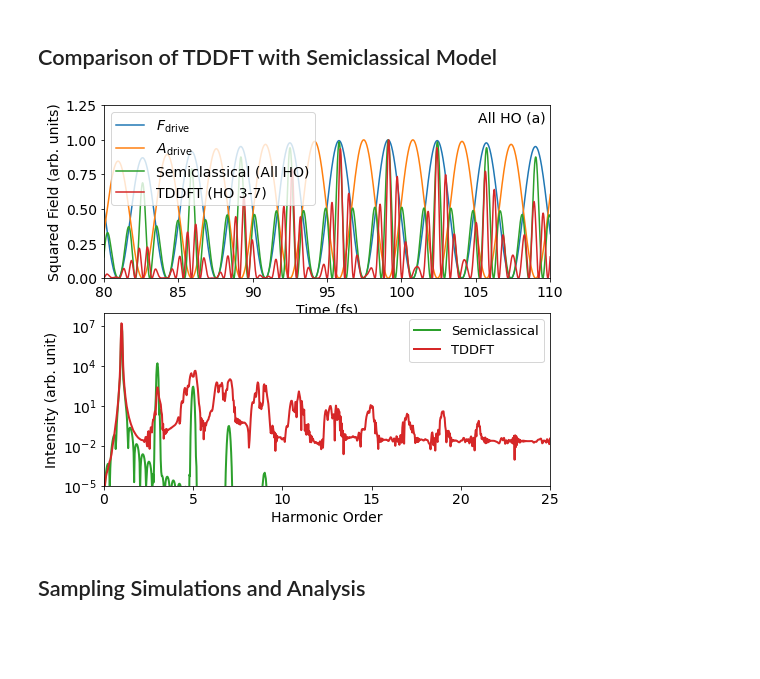
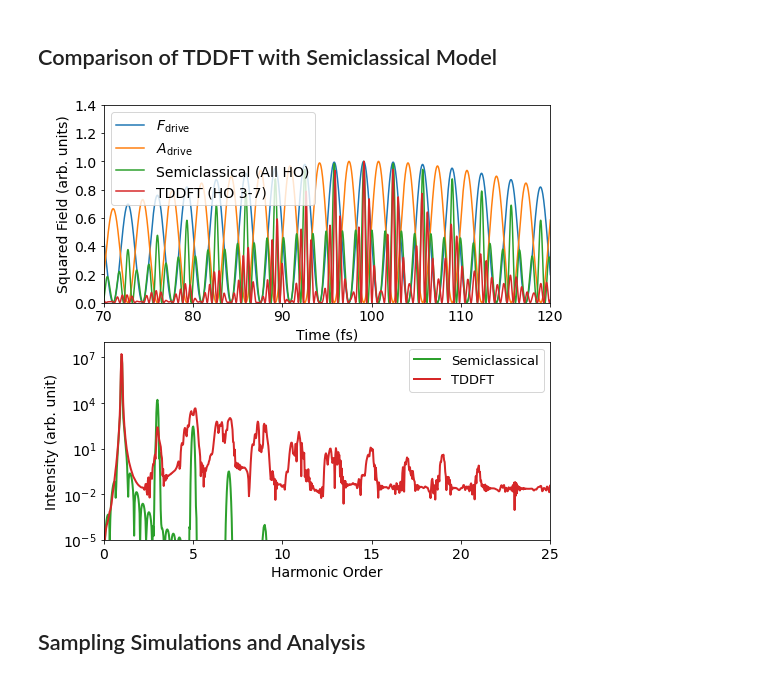
Before and after one commit to qnngroup/manu-uncovering-extreme-nonlinear-dynamics-in-solids-through-time-domain-field-analysis, a Jupyter notebook: analysis-and-plots.ipynb, the cells around one changed output. Drawn from its saved outputs; the diff is of its cells as text; code cells hidden in the pictures; blank space fills up the shorter version.

```diff
--- a/analysis-and-plots.ipynb
+++ b/analysis-and-plots.ipynb
@@ -467,7 +467,7 @@ plt.savefig('time-domain-2p3-um-low.pdf', bbox_inches='tight');
 ## Comparison of TDDFT with Semiclassical Model
 # %%
 fig = plt.figure()
-fig.set_size_inches(8, 7)
+fig.set_size_inches(8, 8)
 
 # -- All Harmonics --
 ax1 = fig.add_subplot(2, 1, 1)
@@ -495,46 +495,40 @@ F_gen_region, F_gen_region_f = load.cutSpectralRegion(tddft_data_2_low['w_norm']
 ax1.plot(t_2_low_fs, (F_gen_region/np.abs(F_gen_region).max())**2, label='TDDFT (HO 3-7)')
 
 #Labeling and look
-plt.text(0.99, 0.925, 'All HO (a)',
-         horizontalalignment='right',
-         verticalalignment='center',
-         transform=ax1.transAxes,
-         fontsize=14,
-         bbox=dict(facecolor='white', alpha=0.75, edgecolor='none'))
 plt.legend(fontsize=14, loc='upper left')
 plt.ylabel('Squared Field (arb. units)', fontsize=14)
 plt.xlabel('Time (fs)', fontsize=14)
 plt.tick_params(labelsize=14)
-plt.xlim(80, 110)
-plt.ylim(0, 1.25)
+plt.xlim(70, 120)
+plt.ylim(0, 1.4)
 
 # -- HO 3-7 --
 ax2 = fig.add_subplot(2, 1, 2)
 
 #Semiclassical data for comparison...
 ax2.semilogy(F_data_2_low_semi['w_norm'],
              np.abs(F_data_2_low_semi['F_gen_f'])**2*700,
             label=u'Semiclassical',
              color='tab:green',
             linewidth=2.0)
 
 ax2.semilogy(tddft_data_2_low['w_norm'],
              np.abs(tddft_data_2_low['F_gen_f'])**2,
             label=u'TDDFT',
              color='tab:red',
             linewidth=2.0)
 
 plt.xlim(0, 25)
 plt.xlabel('Harmonic Order', fontsize=14)
 plt.ylabel('Intensity (arb. unit)', fontsize=14)
 plt.ylim(1e-5, 1e8)
 plt.legend(fontsize=13)
 plt.tick_params(labelsize=14)
 
 
 plt.savefig('tddft-semiclassical-comparison-2-um-low.pdf', bbox_inches='tight');
 # %% [output]
-[figure, old version]
+[figure, new version]
 # %% [markdown]
 ## Sampling Simulations and Analysis
 # %% [markdown]
```
Also changed, not shown: 2 other files.
